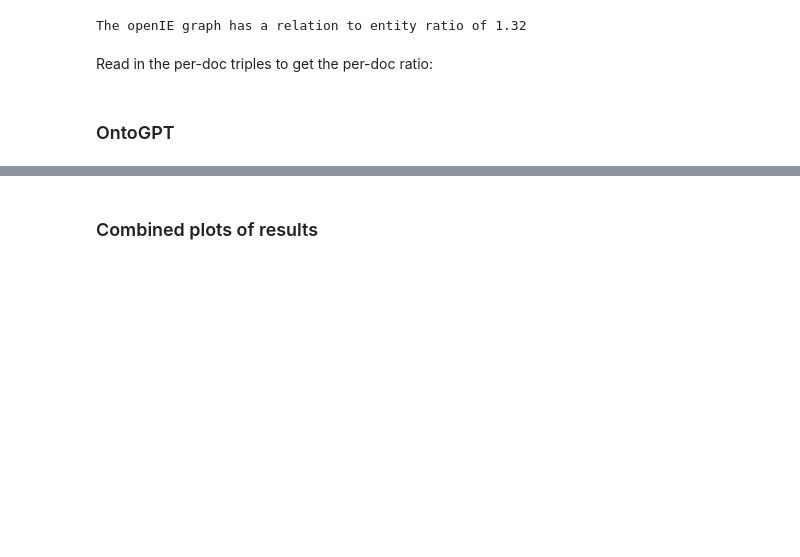
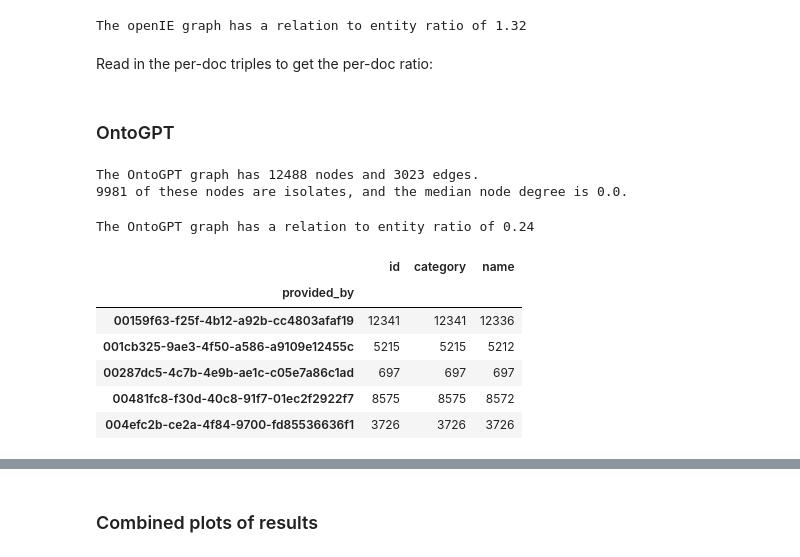
Before and after one commit to serenalotreck/literature-genes, a Jupyter notebook: notebooks/graph_quality_evaluation.ipynb, the cells around one changed output, grey strips where cells are left out. Drawn from its saved outputs; the diff is of its cells as text; code cells hidden in the pictures; blank space fills up the shorter version.

```diff
--- a/notebooks/graph_quality_evaluation.ipynb
+++ b/notebooks/graph_quality_evaluation.ipynb
@@ -192,0 +212,11 @@ Read in the per-doc triples to get the per-doc ratio:
+# %%
+print(f'The OntoGPT graph has {len(ontogpt_graph.nodes)} nodes and {len(ontogpt_graph.edges)} edges.')
+print(f'{len(list(nx.isolates(ontogpt_graph)))} of these nodes are isolates, and the median node degree is {median([d[1] for d in ontogpt_graph.degree])}.')
+# %% [output]
+The OntoGPT graph has 12488 nodes and 3023 edges.
+9981 of these nodes are isolates, and the median node degree is 0.0.
+# %%
+total_ratio_ontogpt = len(ontogpt_graph.edges)/len(ontogpt_graph.nodes)
+print(f'The OntoGPT graph has a relation to entity ratio of {total_ratio_ontogpt:.2f}')
+# %% [output]
+The OntoGPT graph has a relation to entity ratio of 0.24
@@ -192,0 +228,13 @@ Read in the per-doc triples to get the per-doc ratio:
+# %%
+counted_ents = onto_ents.groupby('provided_by').count()
+counted_rels = onto_rels.groupby('provided_by').count()
+# %%
+counted_ents.head()
+# %% [output]
+|  | id | category | name |
+| provided_by |  |  |  |
+| 00159f63-f25f-4b12-a92b-cc4803afaf19 | 12341 | 12341 | 12336 |
+| 001cb325-9ae3-4f50-a586-a9109e12455c | 5215 | 5215 | 5212 |
+| 00287dc5-4c7b-4e9b-ae1c-c05e7a86c1ad | 697 | 697 | 697 |
+| 00481fc8-f30d-40c8-91f7-01ec2f2922f7 | 8575 | 8575 | 8572 |
+| 004efc2b-ce2a-4f84-9700-fd85536636f1 | 3726 | 3726 | 3726 |
```
Also changed, not shown: parts of 17 cells of this notebook, 1 other file.
